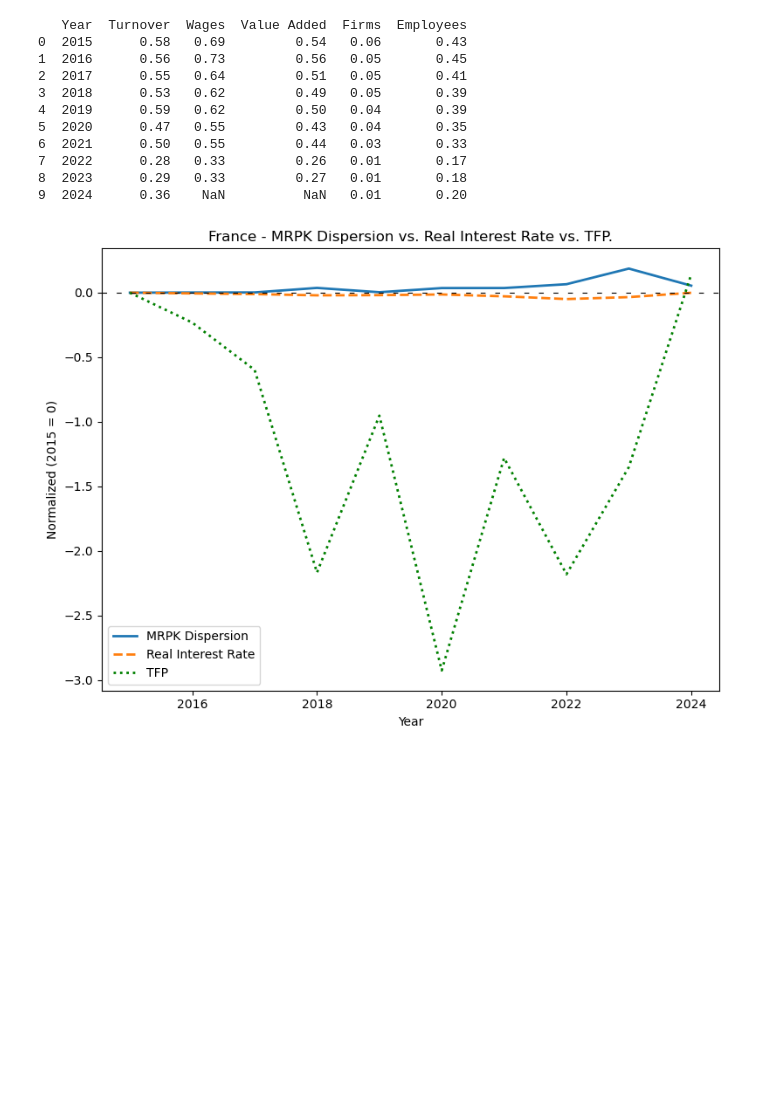
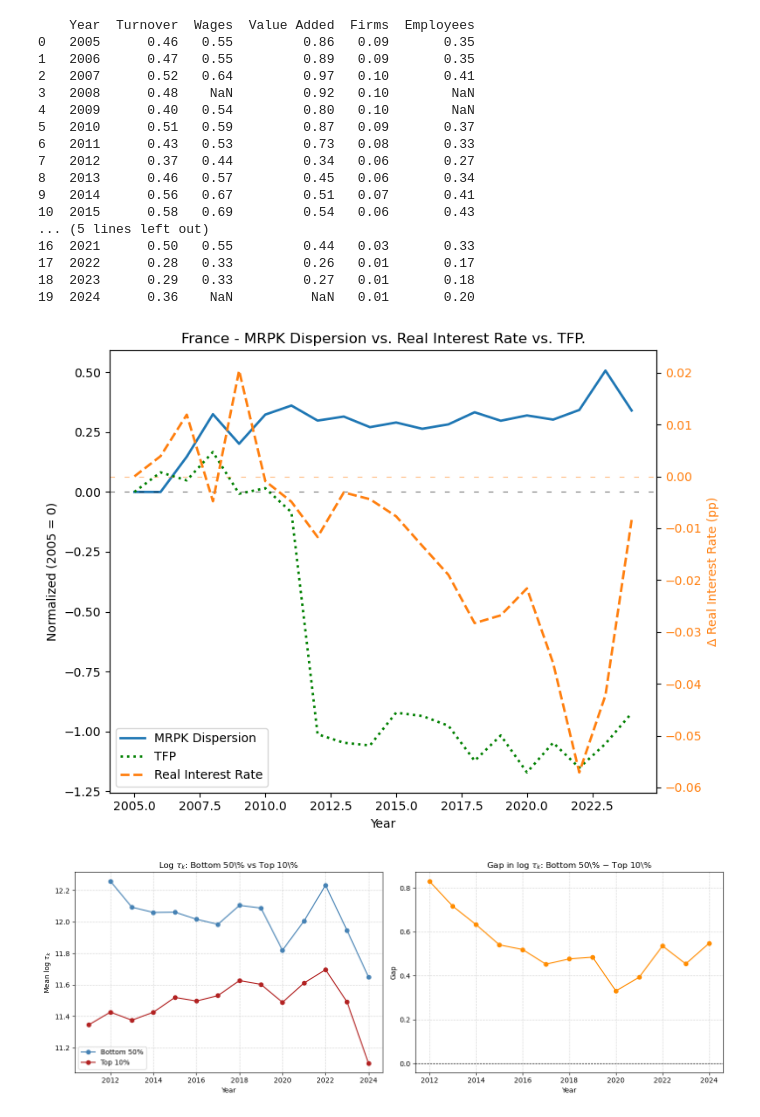
Before and after one commit to CurdinLieberherr/Master-Thesis, a Jupyter notebook: main.ipynb, the cells around one changed output. Saved outputs shown, nothing was run; the diff lists cells and outputs as text; code cells hidden in the pictures; blank space fills up the shorter version.

```diff
--- a/main.ipynb
+++ b/main.ipynb
@@ -124,17 +188,26 @@ fig = germany.plot_mrpk_tfp_realrate()
 # %%
-france = MisallocationAnalysis('France')
+france = MisallocationAnalysis('France', start = 2005, end= 2024)
 print(france.compare_df_eurostats())
 fig = france.plot_mrpk_tfp_realrate()
+figwedges = france.plot_capital_wedges()
+figtau  = france.plot_capital_wedges()
 # %% [output]
-   Year  Turnover  Wages  Value Added  Firms  Employees
-0  2015      0.58   0.69         0.54   0.06       0.43
-1  2016      0.56   0.73         0.56   0.05       0.45
-2  2017      0.55   0.64         0.51   0.05       0.41
-3  2018      0.53   0.62         0.49   0.05       0.39
-4  2019      0.59   0.62         0.50   0.04       0.39
-5  2020      0.47   0.55         0.43   0.04       0.35
-6  2021      0.50   0.55         0.44   0.03       0.33
-7  2022      0.28   0.33         0.26   0.01       0.17
-8  2023      0.29   0.33         0.27   0.01       0.18
-9  2024      0.36    NaN          NaN   0.01       0.20
+    Year  Turnover  Wages  Value Added  Firms  Employees
+0   2005      0.46   0.55         0.86   0.09       0.35
+1   2006      0.47   0.55         0.89   0.09       0.35
+2   2007      0.52   0.64         0.97   0.10       0.41
+3   2008      0.48    NaN         0.92   0.10        NaN
+4   2009      0.40   0.54         0.80   0.10        NaN
+5   2010      0.51   0.59         0.87   0.09       0.37
+6   2011      0.43   0.53         0.73   0.08       0.33
+7   2012      0.37   0.44         0.34   0.06       0.27
+8   2013      0.46   0.57         0.45   0.06       0.34
+9   2014      0.56   0.67         0.51   0.07       0.41
+10  2015      0.58   0.69         0.54   0.06       0.43
+... (5 lines left out)
+16  2021      0.50   0.55         0.44   0.03       0.33
+17  2022      0.28   0.33         0.26   0.01       0.17
+18  2023      0.29   0.33         0.27   0.01       0.18
+19  2024      0.36    NaN          NaN   0.01       0.20
-[figure, old version]
+[figure, new version]
+[figure, added]
```
Also changed, not shown: parts of 9 cells of this notebook, 2 other files.
